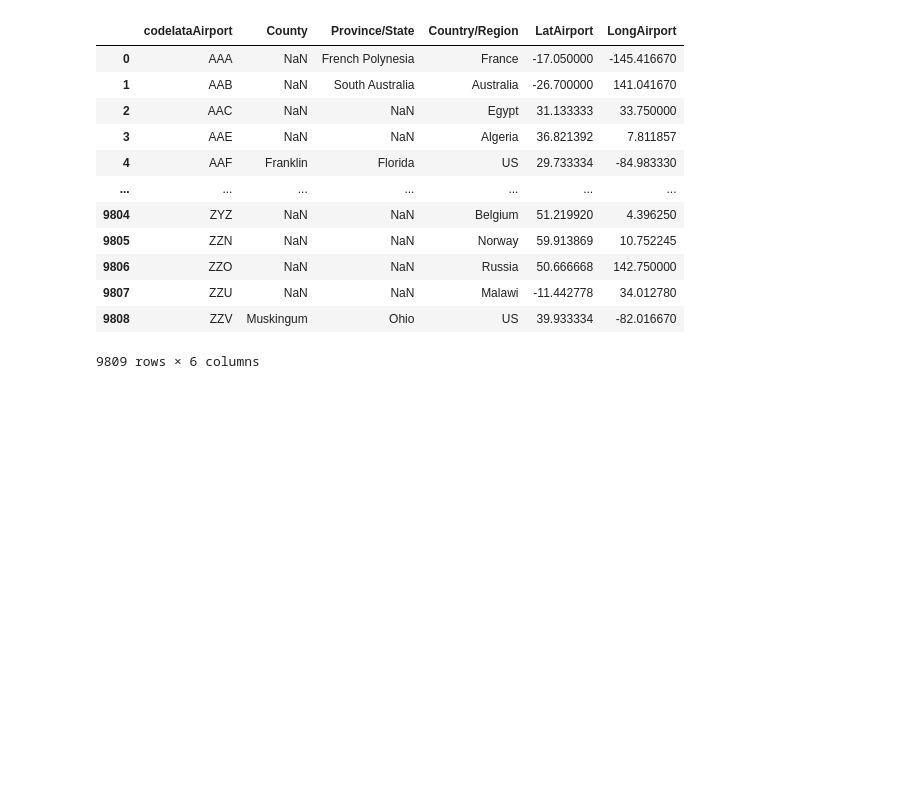
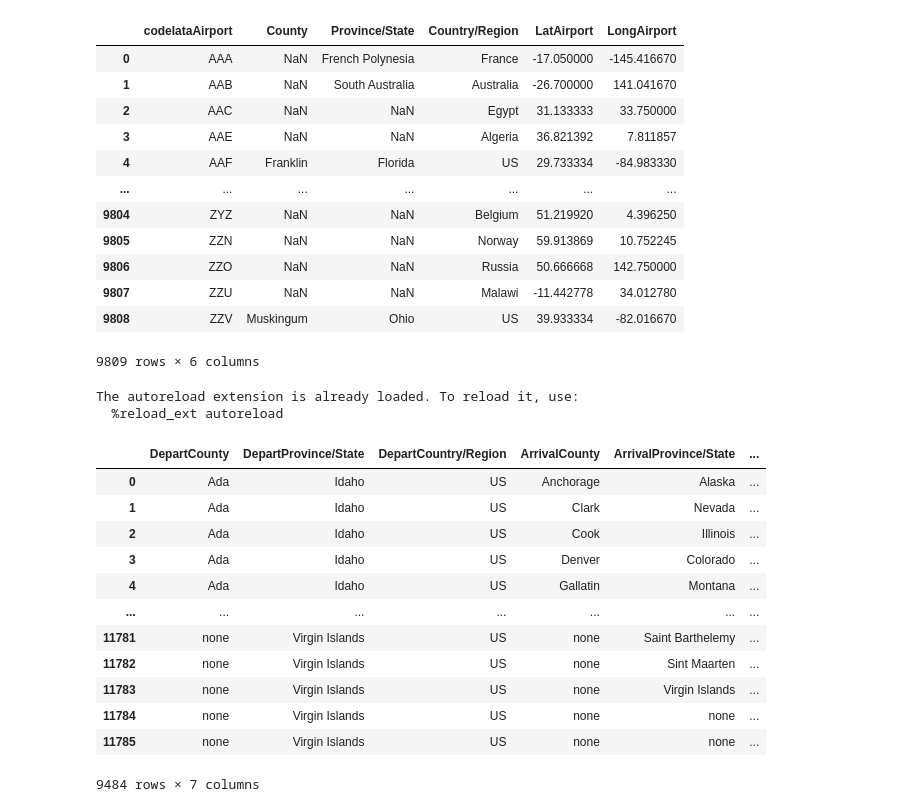
Before and after one commit to Ccamm/coronavirus_network, a Jupyter notebook: coronavirus_network.ipynb, the cells around one changed output. Drawn from its saved outputs; the diff is of its cells as text; code cells hidden in the pictures; blank space fills up the shorter version.

```diff
--- a/coronavirus_network.ipynb
+++ b/coronavirus_network.ipynb
@@ -267,3 +267,29 @@ See the caveats in the documentation: https://pandas.pydata.org/pandas-docs/stab
 | 9807 | ZZU | NaN | NaN | Malawi | -11.442778 | 34.012780 |
 | 9808 | ZZV | Muskingum | Ohio | US | 39.933334 | -82.016670 |
 9809 rows × 6 columns
+# %%
+%load_ext autoreload
+%autoreload
+from covid_data import CovidData
+
+covid_data = CovidData()
+covid_cases, edges = covid_data.getData()
+# %% [output]
+The autoreload extension is already loaded. To reload it, use:
+  %reload_ext autoreload
+# %%
+edges.loc[edges['DepartCountry/Region'] == 'US']
+# %% [output]
+|  | DepartCounty | DepartProvince/State | DepartCountry/Region | ArrivalCounty | ArrivalProvince/State | ... |
+| 0 | Ada | Idaho | US | Anchorage | Alaska | ... |
+| 1 | Ada | Idaho | US | Clark | Nevada | ... |
+| 2 | Ada | Idaho | US | Cook | Illinois | ... |
+| 3 | Ada | Idaho | US | Denver | Colorado | ... |
+| 4 | Ada | Idaho | US | Gallatin | Montana | ... |
+| ... | ... | ... | ... | ... | ... | ... |
+| 11781 | none | Virgin Islands | US | none | Saint Barthelemy | ... |
+| 11782 | none | Virgin Islands | US | none | Sint Maarten | ... |
+| 11783 | none | Virgin Islands | US | none | Virgin Islands | ... |
+| 11784 | none | Virgin Islands | US | none | none | ... |
+| 11785 | none | Virgin Islands | US | none | none | ... |
+9484 rows × 7 columns
```
Also changed, not shown: parts of 1 cell of this notebook, 12 other files.
